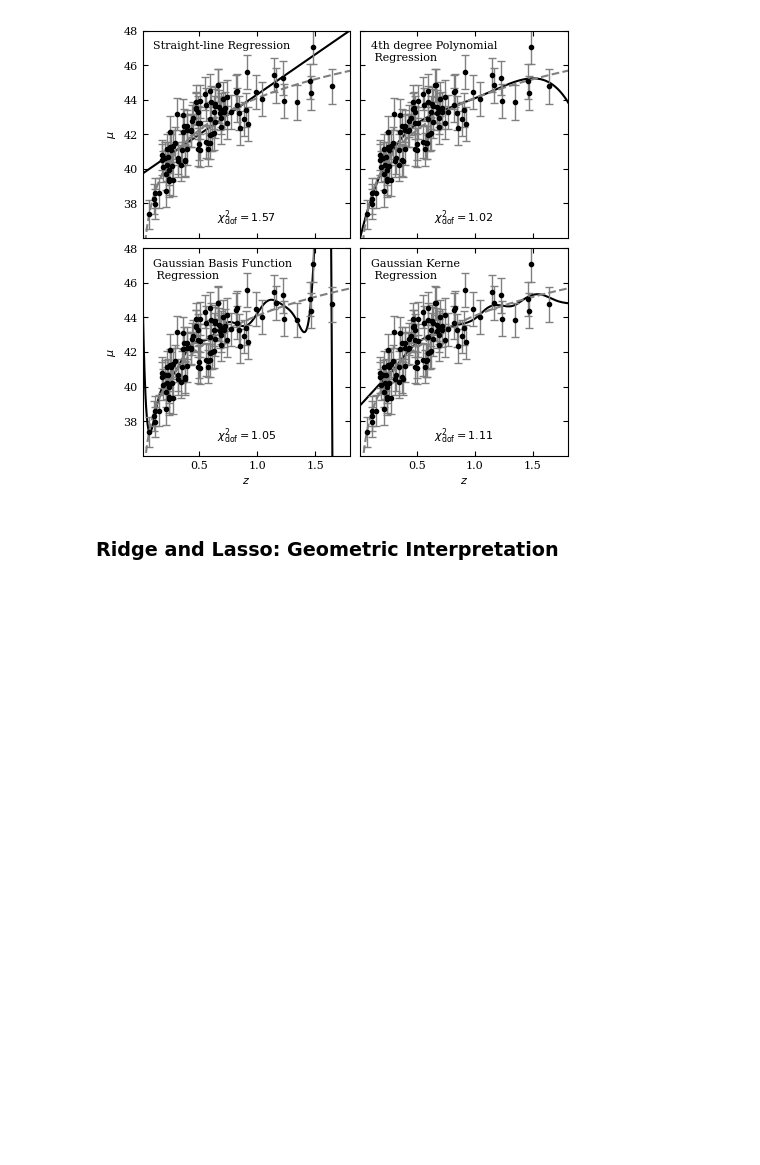
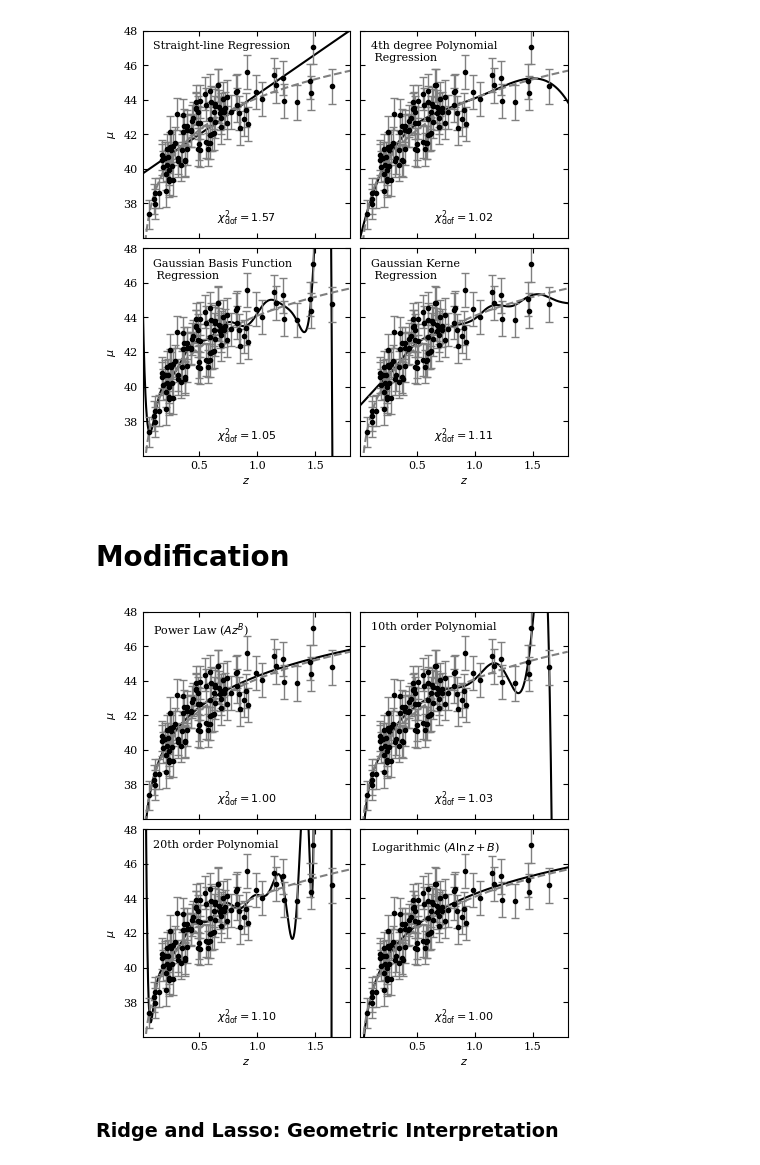
Before and after one commit to rosenberg9/computational_astrobiology_belgrade, a Jupyter notebook: Tutorials/Tutorial 1/Supervised Learning Regression.ipynb, the cells around one changed output. Drawn from its saved outputs; the diff is of its cells as text; code cells hidden in the pictures; blank space fills up the shorter version.

```diff
--- a/Tutorials/Supervised Learning Regression.ipynb
+++ b/Tutorials/Tutorial 1/Supervised Learning Regression.ipynb
@@ -205,6 +225,70 @@ for i in range(4):
 plt.show()
 # %% [output]
 [figure]
+# %% [markdown]
+# Modification
+# %%
+import numpy as np
+import matplotlib.pyplot as plt
+from astropy.cosmology import LambdaCDM
+from astroML.datasets import generate_mu_z
+
+if "setup_text_plots" not in globals():
+    from astroML.plotting import setup_text_plots
+setup_text_plots(fontsize=8, usetex=False)
+
+# Generate data
+z_s, mu_s, dmu = generate_mu_z(100, random_state=0)
+z = np.linspace(0.01, 1.8, 1000)
+mu_true = LambdaCDM(H0=70, Om0=0.30, Ode0=0.70, Tcmb0=0).distmod(z)
+
+# Functional form functions/fits
+fit_pow = np.polyfit(np.log10(z_s), mu_s, 1, w=1/dmu)
+fit_p10 = np.polyfit(z_s, mu_s, 10, w=1/dmu)
+fit_p20 = np.polyfit(z_s, mu_s, 20, w=1/dmu)
+fit_log = np.polyfit(np.log(z_s), mu_s, 1, w=1/dmu)
+
+mu_fits = [
+    np.polyval(fit_pow, np.log10(z)),
+    np.polyval(fit_p10, z),
+    np.polyval(fit_p20, z),
+    np.polyval(fit_log, np.log(z))
+]
+mu_s_fits = [
+    np.polyval(fit_pow, np.log10(z_s)),
+    np.polyval(fit_p10, z_s),
+    np.polyval(fit_p20, z_s),
+    np.polyval(fit_log, np.log(z_s))
+]
+
+text = ['Power Law ($A z^B$)', '10th order Polynomial', '20th order Polynomial', 'Logarithmic ($A\ln z + B$)']
+n_constraints = [2, 11, 21, 2]
+subplots = [221, 222, 223, 224]
+
+# Plot results
+fig = plt.figure(figsize=(5, 5))
+fig.subplots_adjust(left=0.1, right=0.95, bottom=0.1, top=0.95, hspace=0.05, wspace=0.05)
+
+for i in range(4):
+    ax = fig.add_subplot(subplots[i])
+    chi2 = np.sum(((mu_s_fits[i] - mu_s) / dmu) ** 2) / (len(mu_s) - n_constraints[i])
+
+    ax.plot(z, mu_fits[i], '-k')
+    ax.plot(z, mu_true, '--', c='gray')
+    ax.errorbar(z_s, mu_s, dmu, fmt='.k', ecolor='gray', lw=1)
+
+    ax.text(0.5, 0.05, r"$\chi^2_{\rm dof} = %.2f$" % chi2, ha='center', va='bottom', transform=ax.transAxes)
+    ax.text(0.05, 0.95, text[i], ha='left', va='top', transform=ax.transAxes)
+    ax.set_xlim(0.01, 1.8), ax.set_ylim(36.01, 48)
+
+    if i in (0, 2): ax.set_ylabel(r'$\mu$')
+    else: ax.yaxis.set_major_formatter(plt.NullFormatter())
+    if i in (2, 3): ax.set_xlabel(r'$z$')
+    else: ax.xaxis.set_major_formatter(plt.NullFormatter())
+
+plt.show()
+# %% [output]
+[figure, added]
 # %% [markdown]
 ### Ridge and Lasso: Geometric Interpretation
 # %%
```
Also changed, not shown: parts of 10 cells of this notebook, 36 other files.
